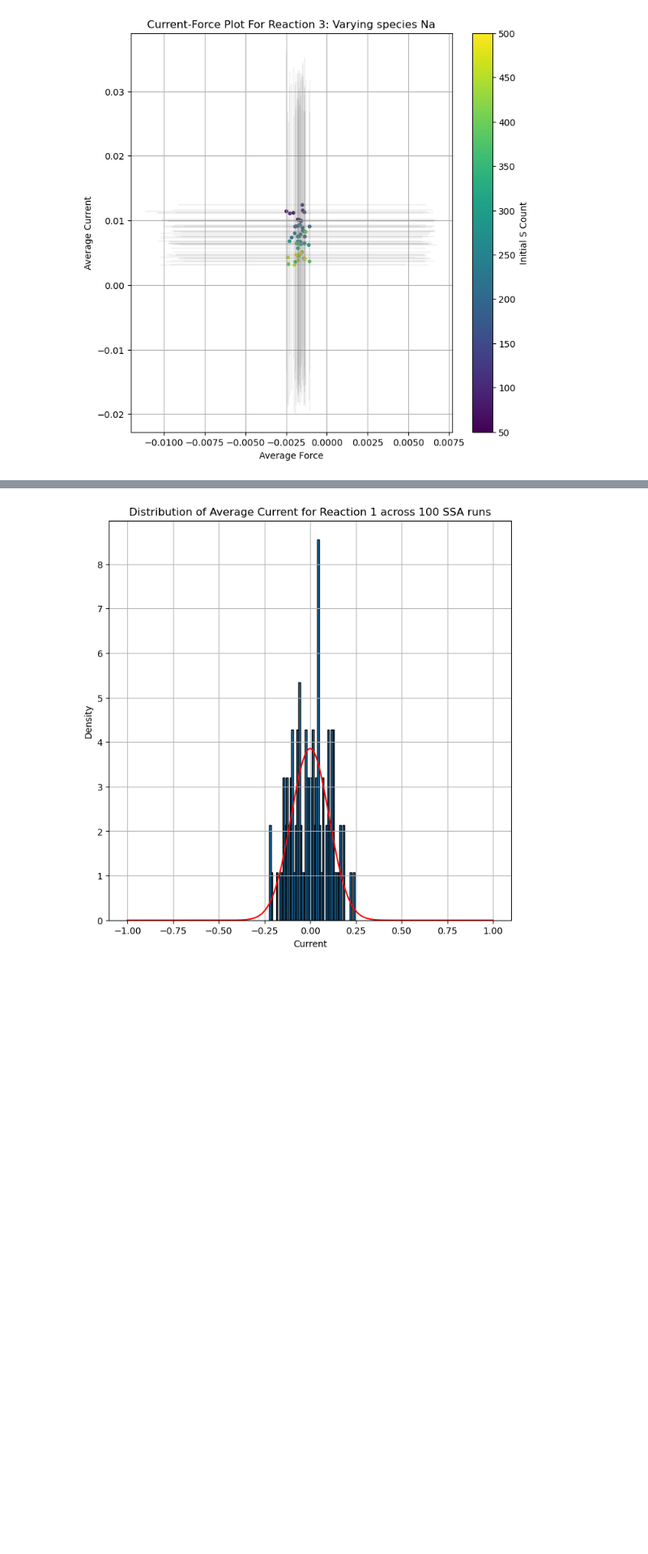
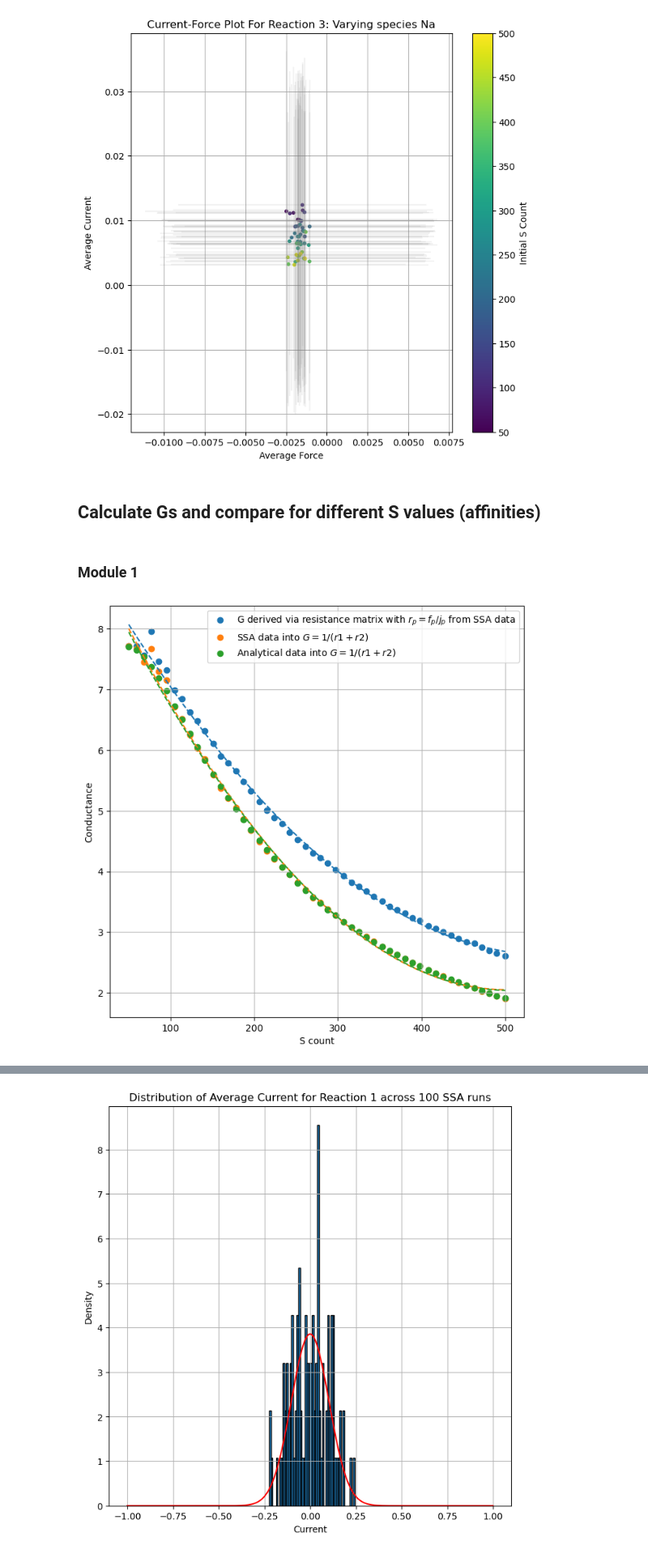
Before and after one commit to FTurci/conductance-chem-net, a Jupyter notebook: students/Will/Gillespie_simulations/numba_infused.ipynb, the cells around one changed output, grey strips where cells are left out. Shown at 81% size. Drawn from its saved outputs; the diff is of its cells as text; code cells hidden in the pictures; blank space fills up the shorter version.

```diff
--- a/students/Will/Gillespie_simulations/numba_infused.ipynb
+++ b/students/Will/Gillespie_simulations/numba_infused.ipynb
@@ -1026,15 +1274,18 @@ module_for_simulating2 = ModuleProperties(stoich_matrix_2, 4, species_names2)
 
 # RunSSA input requiremetns
 
-initial_S_counts = list(np.linspace(50, 1000, 100))
+# initial_S_counts = list(np.linspace(50, 1000, 100))
 
-initial_counts2 = [200, 200, 200, 200, 50, 10, 50, 10]
+initial_counts2 = [350,350, 350, 350, 50, 50, 50, 50]
 
-rates2 = [0.01, 1.0, 1.0, 0.5, 1.5, 0.01, 0.01, 1.0, 1.2, 0.01]
+rates2 = 0.1 * np.array([0.01, 1.0, 1.0, 0.5, 1.5, 0.01, 0.01, 1.0, 1.2, 0.01])
 
 simulation_length = 400.0
 #
 
+time1 = time.time()
+SIM2 = RunSSA(module_for_simulating2, initial_counts2, rates2, simulation_length)
+SIM2.run_SSA_and_plot_counts()
+time2 = time.time()
 
-# SIM2 = RunSSA(module_for_simulating2, initial_counts2, rates2, simulation_length)
-# SIM2.run_SSA_and_plot_counts()
+print(time2 - time1)
@@ -1545,3 +1807,66 @@ plt.show()
 [figure]
 [figure]
 [figure]
+# %% [markdown]
+## Calculate Gs and compare for different S values (affinities)
+# %% [markdown]
+### Module 1
+# %%
+SSA_G_matrices = []
+Paper_G_matrices = []
+analytical_G = []
+M = ModuleProperties(SM, 3, species_names)
+
+for n in range(len(initial_S_counts)):
+
+    r1 = F_axis_means[n][0]/I_axis_means[n][0]
+    r2 = F_axis_means[n][1]/I_axis_means[n][1]
+    r3 = F_axis_means[n][2]/I_axis_means[n][2]
+
+    resistance_matrix = Matrix([[r1,0,0],[0,r2,0],[0,0,r3]]) # diagonal matrix
+
+    g = M.external_stoich_matrix * M.calculate_reaction_cycle_matrix() * M.calculate_reaction_cycle_matrix().pinv() * resistance_matrix.inv() *  \
+        (M.calculate_reaction_cycle_matrix() * M.calculate_reaction_cycle_matrix().pinv()).T * M.external_stoich_matrix.T
+
+    G_SSA = float(np.array((M.calculate_selection_matrix().pinv() * g * M.calculate_selection_matrix().T.pinv())))
+
+    #pprint(G)
+    SSA_G_matrices.append(G_SSA)
+
+    Paper_G_matrices.append(float(1/(r1+r2)))
+
+    analytical_G.append((analytical_force1[n]/analytical_current1[n] + analytical_force2[n]/analytical_current2[n])**-1)
+
+
+
+
+# print(f'r1 + r2 = {1/(F_axis_means[0][0]/I_axis_means[0][0] + F_axis_means[0][1]/I_axis_means[0][1])}' )
+
+plt.scatter(initial_S_counts, SSA_G_matrices, label = 'G derived via resistance matrix with $r_p = f_p / j_p$ from SSA data')
+plt.scatter(initial_S_counts, Paper_G_matrices, label = 'SSA data into $G = 1/(r1 + r2)$')
+plt.scatter(initial_S_counts, analytical_G, label = 'Analytical data into $G = 1/(r1 + r2)$')
+
+x_sorted = np.sort(initial_S_counts)
+
+# Fit and plot for SSA_G_matrices
+coeffs1 = np.polyfit((initial_S_counts), (SSA_G_matrices), 2)
+y_fit1 = np.polyval(coeffs1, x_sorted)
+plt.plot(x_sorted, y_fit1, linestyle='--', color=plt.gca().collections[0].get_facecolor()[0])
+
+# Fit and plot for Paper_G_matrices
+coeffs2 = np.polyfit(initial_S_counts, Paper_G_matrices, 2)
+y_fit2 = np.polyval(coeffs2, x_sorted)
+plt.plot(x_sorted, y_fit2, linestyle='--', color=plt.gca().collections[1].get_facecolor()[0])
+
+# Fit and plot for analytical_G
+coeffs3 = np.polyfit(initial_S_counts, analytical_G, 2)
+y_fit3 = np.polyval(coeffs3, x_sorted)
+plt.plot(x_sorted, y_fit3, linestyle='--', color=plt.gca().collections[2].get_facecolor()[0])
+
+plt.xlabel("S count")
+plt.ylabel("Conductance")
+plt.legend()
+plt.grid(True)
+plt.show()
+# %% [output]
+[figure, added]
```
Also changed, not shown: parts of 14 cells of this notebook.
